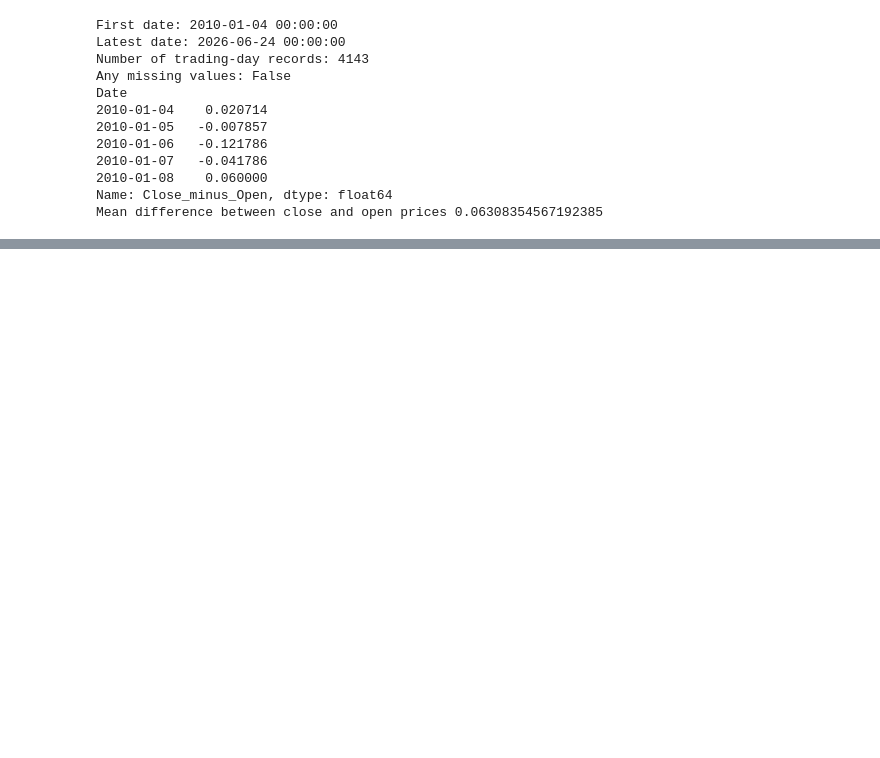
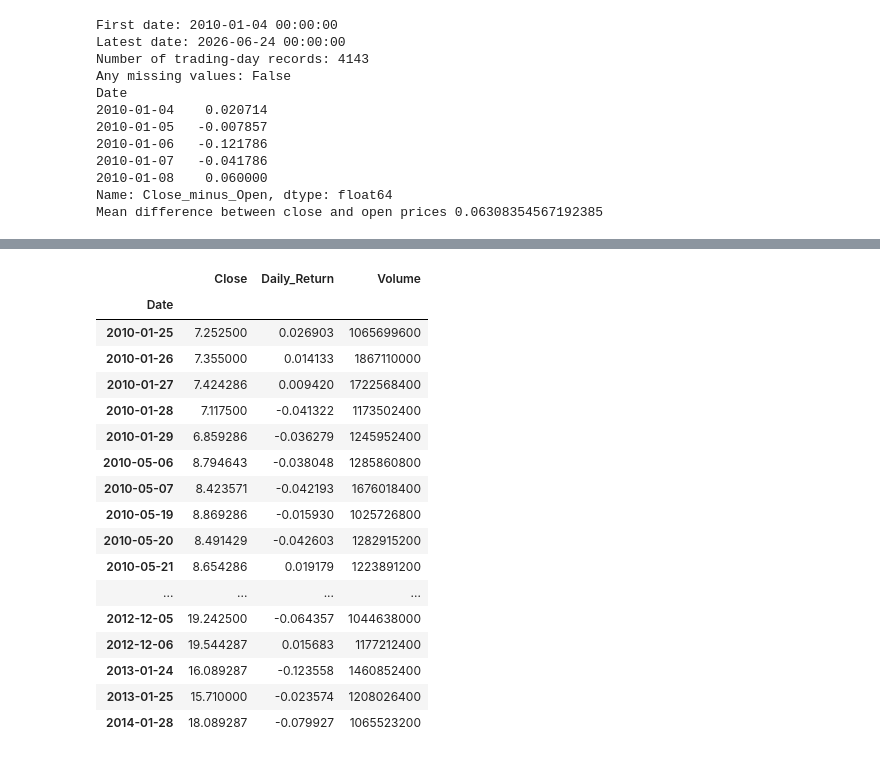
Before and after one commit to Nirmani-prog/Predicting-AAPL-Next-Day-Direction, a Jupyter notebook: apple_next_day.ipynb, the cells around one changed output, grey strips where cells are left out. Cells and saved outputs as stored; diff of their text form; code cells hidden in the pictures; blank space fills up the shorter version.

```diff
--- a/apple_next_day.ipynb
+++ b/apple_next_day.ipynb
@@ -103,0 +169,21 @@ Mean difference between close and open prices 0.06308354567192385
+# %%
+big_volume_days[["Close", "Daily_Return", "Volume"]]
+# %% [output]
+|  | Close | Daily_Return | Volume |
+| Date |  |  |  |
+| 2010-01-25 | 7.252500 | 0.026903 | 1065699600 |
+| 2010-01-26 | 7.355000 | 0.014133 | 1867110000 |
+| 2010-01-27 | 7.424286 | 0.009420 | 1722568400 |
+| 2010-01-28 | 7.117500 | -0.041322 | 1173502400 |
+| 2010-01-29 | 6.859286 | -0.036279 | 1245952400 |
+| 2010-05-06 | 8.794643 | -0.038048 | 1285860800 |
+| 2010-05-07 | 8.423571 | -0.042193 | 1676018400 |
+| 2010-05-19 | 8.869286 | -0.015930 | 1025726800 |
+| 2010-05-20 | 8.491429 | -0.042603 | 1282915200 |
+| 2010-05-21 | 8.654286 | 0.019179 | 1223891200 |
+| ... | ... | ... | ... |
+| 2012-12-05 | 19.242500 | -0.064357 | 1044638000 |
+| 2012-12-06 | 19.544287 | 0.015683 | 1177212400 |
+| 2013-01-24 | 16.089287 | -0.123558 | 1460852400 |
+| 2013-01-25 | 15.710000 | -0.023574 | 1208026400 |
+| 2014-01-28 | 18.089287 | -0.079927 | 1065523200 |
```
Also changed, not shown: parts of 5 cells of this notebook.
